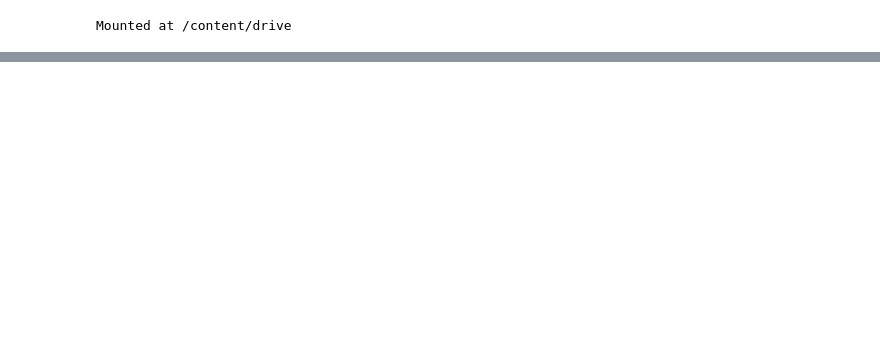
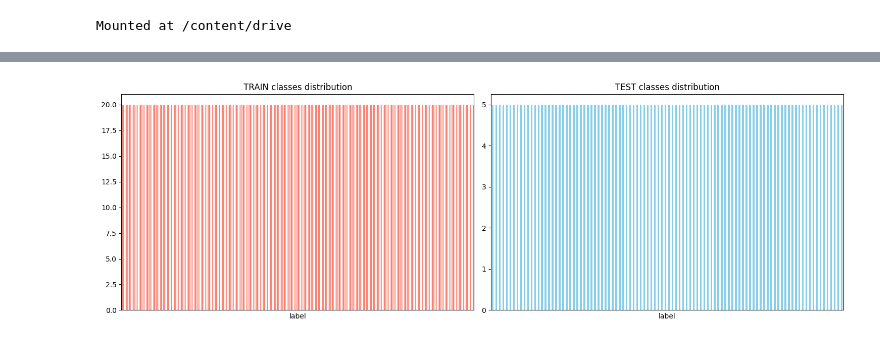
Before and after one commit to eliamirafiori/AML, a Jupyter notebook: dataPreliminaryAnalysis.ipynb, the cells around one changed output, grey strips where cells are left out. Cells and saved outputs as stored; diff of their text form; code cells hidden in the pictures; blank space fills up the shorter version.

```diff
--- a/dataPreliminaryAnalysis.ipynb
+++ b/dataPreliminaryAnalysis.ipynb
@@ -249,0 +321,4 @@ Tutte le immagini hanno la stessa risoluzione: 256x256
+# %%
+analyzer.plot_class_distribution()
+# %% [output]
+[figure, added]
```
Also changed, not shown: parts of 13 cells of this notebook.
